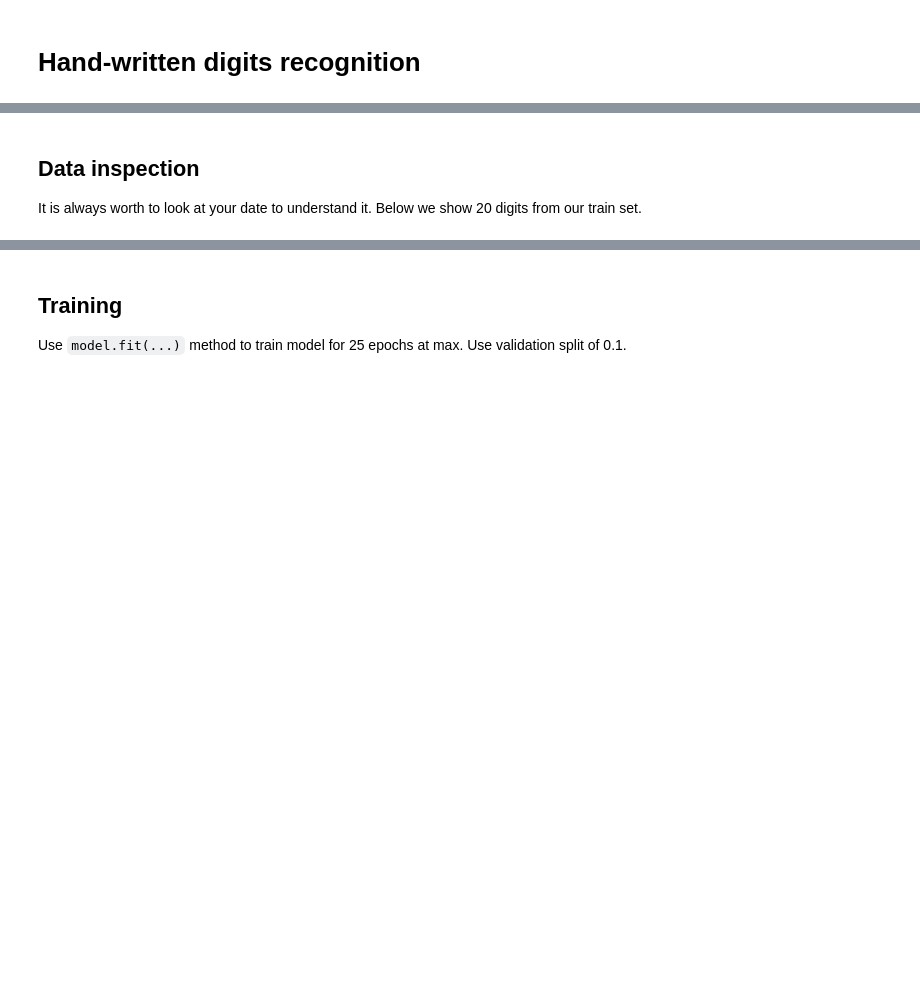
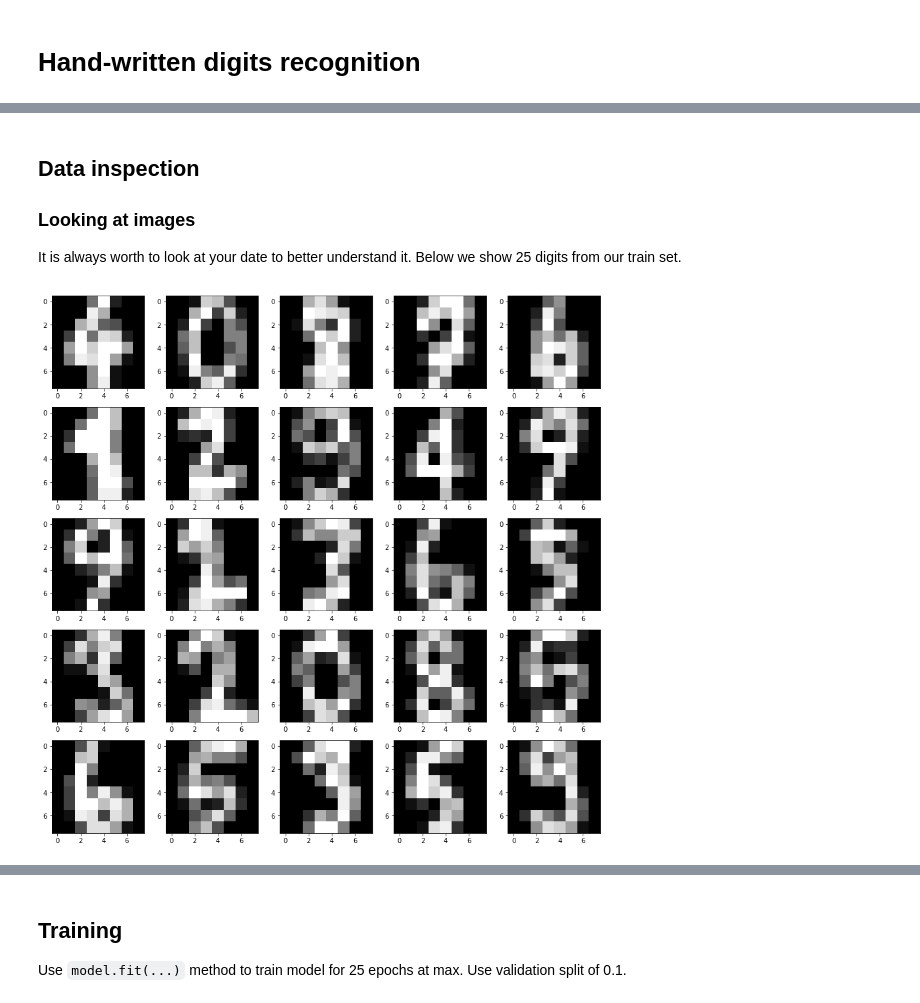
Before and after one commit to piojanu/beit-dl, a Jupyter notebook: Digits Recognition - Full.ipynb, the cells around one changed output, grey strips where cells are left out. Cells and saved outputs as stored; diff of their text form; code cells hidden in the pictures; blank space fills up the shorter version.

```diff
--- a/Digits Recognition - Full.ipynb
+++ b/Digits Recognition - Full.ipynb
@@ -43,11 +45,15 @@ onehot_test = to_categorical(target_test)
 # %% [markdown]
 ## Data inspection
 
-It is always worth to look at your date to understand it. Below we show 20 digits from our train set.
+### Looking at images
+
+It is always worth to look at your date to better understand it. Below we show 25 digits from our train set.
 # %%
 # Visualize data
 IMAGE_SHAPE = (8, 8)
-for i, image in enumerate(data_train[:20, :]):
-    plt.subplot(5, 4, i + 1)
+for i, image in enumerate(data_train[:25, :]):
+    plt.subplot(5, 5, i + 1)
     plt.imshow(image.reshape(IMAGE_SHAPE), cmap=plt.cm.gray)
 plt.show()
+# %% [output]
+[figure, added]
```
Also changed, not shown: parts of 4 cells of this notebook, 1 other file.
